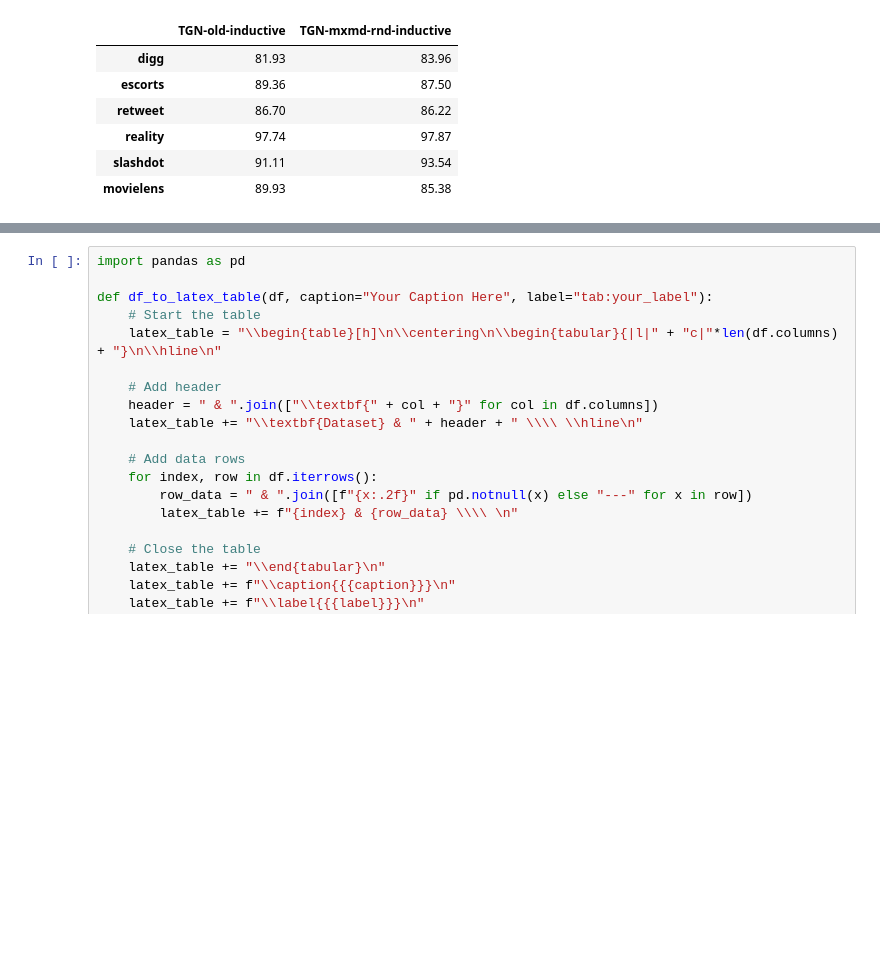
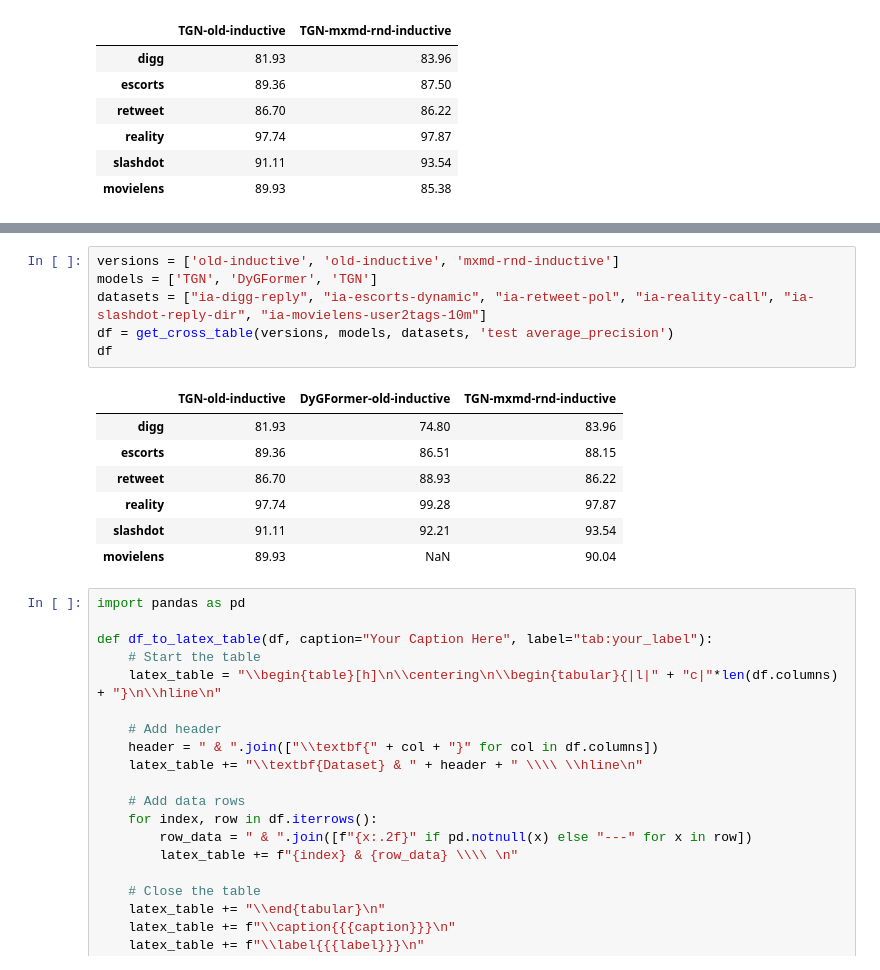
Before and after one commit to webster-781/DyGLib, a Jupyter notebook: scripts/result_processing2.ipynb, the cells around one changed output, grey strips where cells are left out. Drawn from its saved outputs; the diff is of its cells as text; blank space fills up the shorter version.

```diff
--- a/scripts/result_processing2.ipynb
+++ b/scripts/result_processing2.ipynb
@@ -85,3 +83,17 @@ df
+# %%
+versions = ['old-inductive', 'old-inductive', 'mxmd-rnd-inductive']
+models = ['TGN', 'DyGFormer', 'TGN']
+datasets = ["ia-digg-reply", "ia-escorts-dynamic", "ia-retweet-pol", "ia-reality-call", "ia-slashdot-reply-dir", "ia-movielens-user2tags-10m"]
+df = get_cross_table(versions, models, datasets, 'test average_precision')
+df
+# %% [output]
+|  | TGN-old-inductive | DyGFormer-old-inductive | TGN-mxmd-rnd-inductive |
+| digg | 81.93 | 74.80 | 83.96 |
+| escorts | 89.36 | 86.51 | 88.15 |
+| retweet | 86.70 | 88.93 | 86.22 |
+| reality | 97.74 | 99.28 | 97.87 |
+| slashdot | 91.11 | 92.21 | 93.54 |
+| movielens | 89.93 | NaN | 90.04 |
 # %%
 import pandas as pd
 
```
Also changed, not shown: parts of 1 cell of this notebook, 6 other files.
